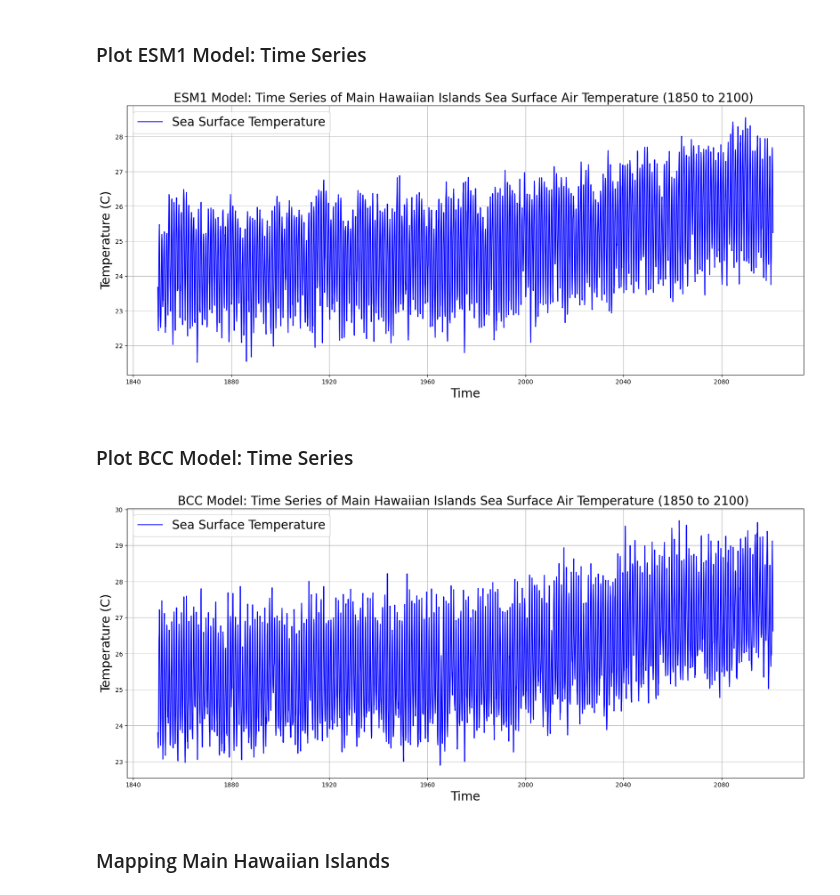
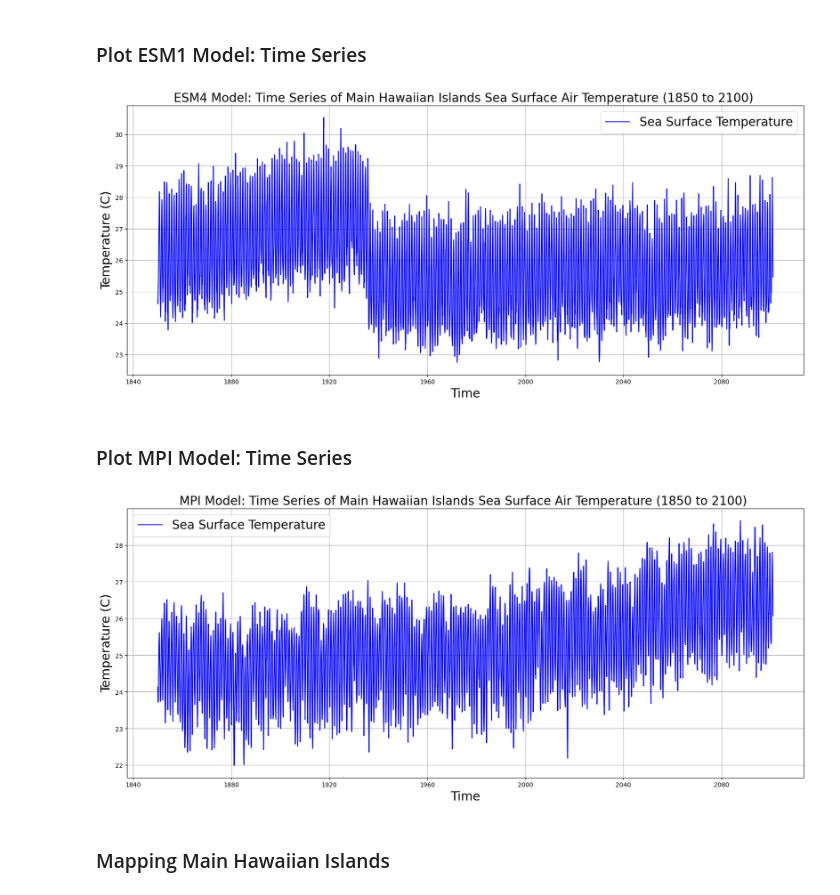
Before and after one commit to tommats00/EDS296_project, a Jupyter notebook: hawaii_analysis.ipynb, the cells around one changed output. Saved outputs shown, nothing was run; the diff lists cells and outputs as text; code cells hidden in the pictures.

Commit message:
update with better models/ new maps

```diff
--- a/hawaii_analysis.ipynb
+++ b/hawaii_analysis.ipynb
@@ -114,34 +114,34 @@ esm1
 # %%
 # Store as Xarray
-hist_data_esm1 = xr.open_zarr(esm1['zstore'][3], storage_options = {'anon':True})
-proj_data_esm1 = xr.open_zarr(esm1['zstore'][9], storage_options = {'anon':True})
+hist_data_ESM4 = xr.open_zarr(ESM4['zstore'][2], storage_options = {'anon':True})
+proj_data_ESM4 = xr.open_zarr(ESM4['zstore'][6], storage_options = {'anon':True})
 # %%
-# Concatenate esm1 data
-esm1_245 = xr.concat([hist_data_esm1, proj_data_esm1], dim = "time")
-# Concatenate BCC data
-BCC_245 = xr.concat([hist_data_BCC, proj_data_BCC], dim = 'time')
+# Concatenate ESM4 data
+ESM4_245 = xr.concat([hist_data_ESM4, proj_data_ESM4], dim = "time")
+# Concatenate MPI data
+MPI_245 = xr.concat([hist_data_MPI, proj_data_MPI], dim = 'time')
 
 # Convert time to datetime64 format
-time = esm1_245.time.astype('datetime64[ns]')
+time = ESM4_245.time.astype('datetime64[ns]')
 
-time = BCC_245.time.astype('datetime64[ns]')
+time = MPI_245.time.astype('datetime64[ns]')
 # %%
 # Region of interest
-lat_min, lat_max = 18.791918, 22.593726
-lon_min, lon_max = 360 - 160.510254, 360 - 154.467773
+lat_min, lat_max = 17.791918, 21.593726
+lon_min, lon_max = 360 - 164.510254, 360 - 150.467773
 # %% [markdown]
 ### Define Mask
 # %%
 # Define logical mask: True when lat/lon inside the valid ranges, False elsewhere
-esm1_245_tos_mm_lat = (esm1_245.latitude >= lat_min) & (esm1_245.latitude <= lat_max)
-esm1_245_tos_mm_lon = (esm1_245.longitude >= lon_min) & (esm1_245.longitude <= lon_max)
+ESM4_245_tos_mm_lat = (ESM4_245.lat >= lat_min) & (ESM4_245.lat <= lat_max)
+ESM4_245_tos_mm_lon = (ESM4_245.lon >= lon_min) & (ESM4_245.lon <= lon_max)
 
-BCC_245_tos_mm_lat = (BCC_245.lat >= lat_min) & (BCC_245.lat <= lat_max)
-BCC_245_tos_mm_lon = (BCC_245.lon >= lon_min) & (BCC_245.lon <= lon_max)
+MPI_245_tos_mm_lat = (MPI_245.latitude >= lat_min) & (MPI_245.latitude <= lat_max)
+MPI_245_tos_mm_lon = (MPI_245.longitude >= lon_min) & (MPI_245.longitude <= lon_max)
 
 # Find poits where the mask value True, drop all other points
-tos_esm1_mm = esm1_245.where(esm1_245_tos_mm_lat & esm1_245_tos_mm_lon, drop = True)
-tos_BCC_mm = BCC_245.where(BCC_245_tos_mm_lat & BCC_245_tos_mm_lon, drop = True)
+tos_ESM4_mm = ESM4_245.where(ESM4_245_tos_mm_lat & ESM4_245_tos_mm_lon, drop = True)
+tos_MPI_mm = MPI_245.where(MPI_245_tos_mm_lat & MPI_245_tos_mm_lon, drop = True)
 
-tos_esm1 = tos_esm1_mm.mean(dim=['i', 'j'])
-tos_BCC = tos_BCC_mm.mean(dim=['lat', 'lon'])
+tos_ESM4 = tos_ESM4_mm.mean(dim=['lat', 'lon'])
+tos_MPI = tos_MPI_mm.mean(dim=['i', 'j'])
@@ -149,28 +158,28 @@ tos_BCC = tos_BCC_mm.mean(dim=['lat', 'lon'])
 ### Plot ESM1 Model: Time Series
 # %%
 fig, ax = plt.subplots(figsize=(20, 8))
-ax.plot(time, tos_esm1.tos, label='Sea Surface Temperature', color='b')
-ax.set_title("ESM1 Model: Time Series of Main Hawaiian Islands Sea Surface Air Temperature (1850 to 2100) ", fontsize=20)
+ax.plot(time, tos_ESM4.tos, label='Sea Surface Temperature', color='b')
+ax.set_title("ESM4 Model: Time Series of Main Hawaiian Islands Sea Surface Air Temperature (1850 to 2100) ", fontsize=20)
 ax.set_xlabel("Time", fontsize=20)
 ax.set_ylabel("Temperature (C)", fontsize=20)
 ax.legend(fontsize=20)
 ax.grid()
 plt.show()
 # %% [output]
-[figure, old version]
+[figure, new version]
 # %% [markdown]
-### Plot BCC Model: Time Series
+### Plot MPI Model: Time Series
 # %%
 fig, ax = plt.subplots(figsize=(20, 8))
-ax.plot(time, tos_BCC.tos, label='Sea Surface Temperature', color='b')
-ax.set_title("BCC Model: Time Series of Main Hawaiian Islands Sea Surface Air Temperature (1850 to 2100) ", fontsize=20)
+ax.plot(time, tos_MPI.tos, label='Sea Surface Temperature', color='b')
+ax.set_title("MPI Model: Time Series of Main Hawaiian Islands Sea Surface Air Temperature (1850 to 2100) ", fontsize=20)
 ax.set_xlabel("Time", fontsize=20)
 ax.set_ylabel("Temperature (C)", fontsize=20)
 ax.legend(fontsize=20)
 ax.grid()
 plt.show()
 # %% [output]
-[figure, old version]
+[figure, new version]
 # %% [markdown]
 ### Mapping Main Hawaiian Islands
 # %%
```
Also changed, not shown: parts of 21 cells of this notebook.
